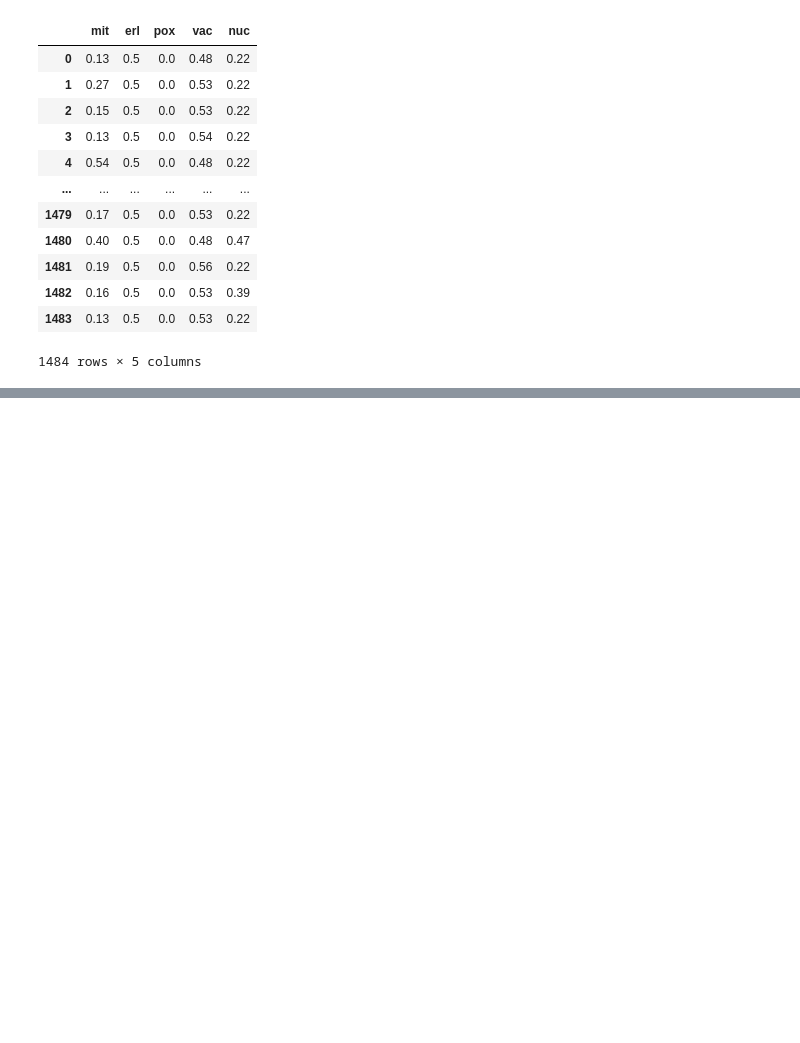
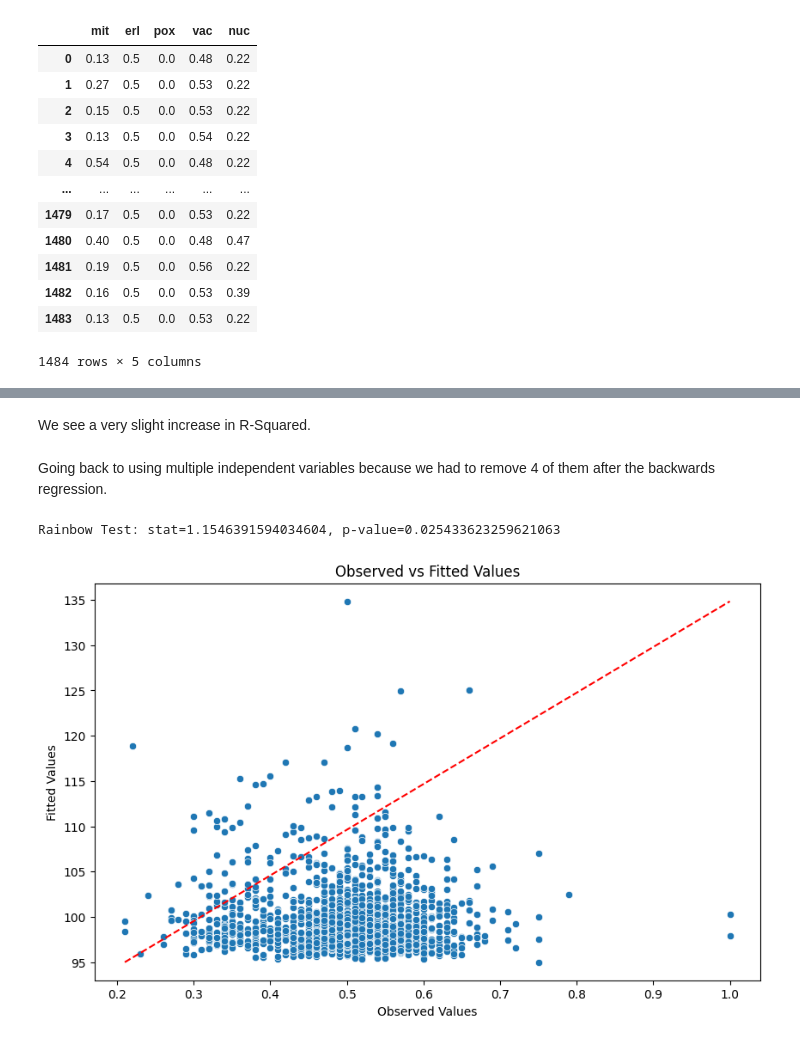
Before and after one commit to jas-tang/datasci_6_regression, a Jupyter notebook: datasci_6_regression.ipynb, the cells around one changed output, grey strips where cells are left out. Saved outputs shown, nothing was run; the diff lists cells and outputs as text; code cells hidden in the pictures; blank space fills up the shorter version.

Commit message:
finished multiple linear regression

```diff
--- a/datasci_6_regression.ipynb
+++ b/datasci_6_regression.ipynb
@@ -218,0 +276,22 @@ Notes:
+# %% [markdown]
+We see a very slight increase in R-Squared.
+# %% [markdown]
+Going back to using multiple independent variables because we had to remove 4 of them after the backwards regression.
+# %%
+### Assessing linearity of the relationship
+stat, p_value = linear_rainbow(results)
+print(f"Rainbow Test: stat={stat}, p-value={p_value}")
+# %% [output]
+Rainbow Test: stat=1.1546391594034604, p-value=0.025433623259621063
+# %%
+## A non significant p-value indicates that the relationship is linear.
+# Plot observed vs fitted values
+plt.figure(figsize=(10, 6))
+sns.scatterplot(x=df2['alm'], y=fitted)
+plt.xlabel('Observed Values')
+plt.ylabel('Fitted Values')
+plt.title('Observed vs Fitted Values')
+plt.plot([min(df2['alm']), max(df2['alm'])], [min(fitted), max(fitted)], color='red', linestyle='--')
+plt.show()
+# %% [output]
+[figure, added]
```
Also changed, not shown: parts of 10 cells of this notebook.
